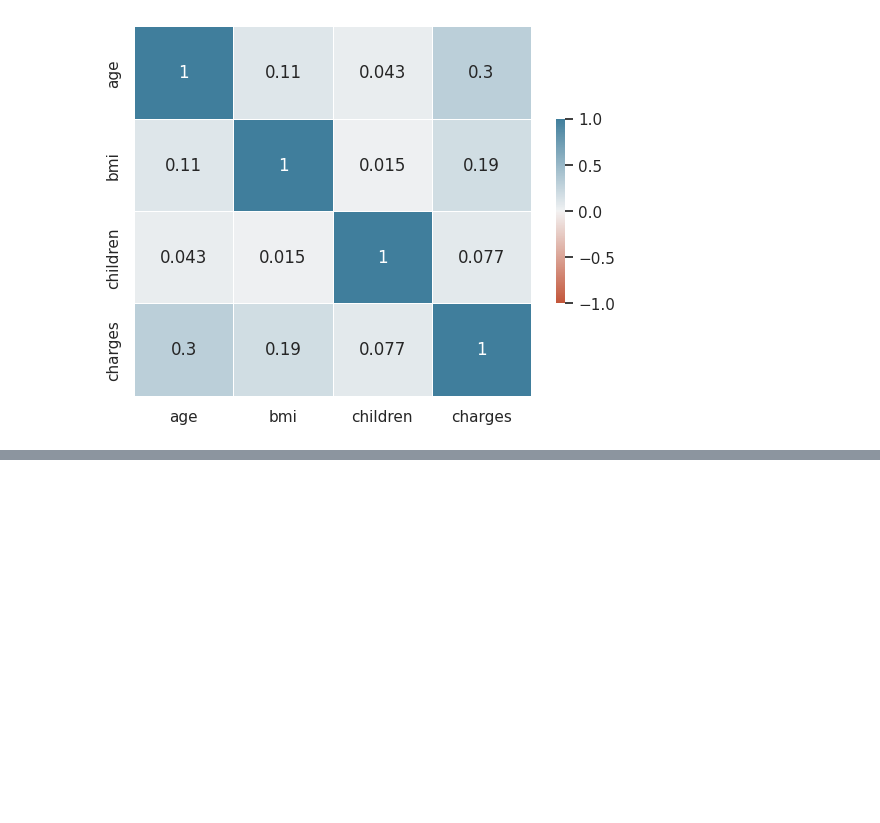
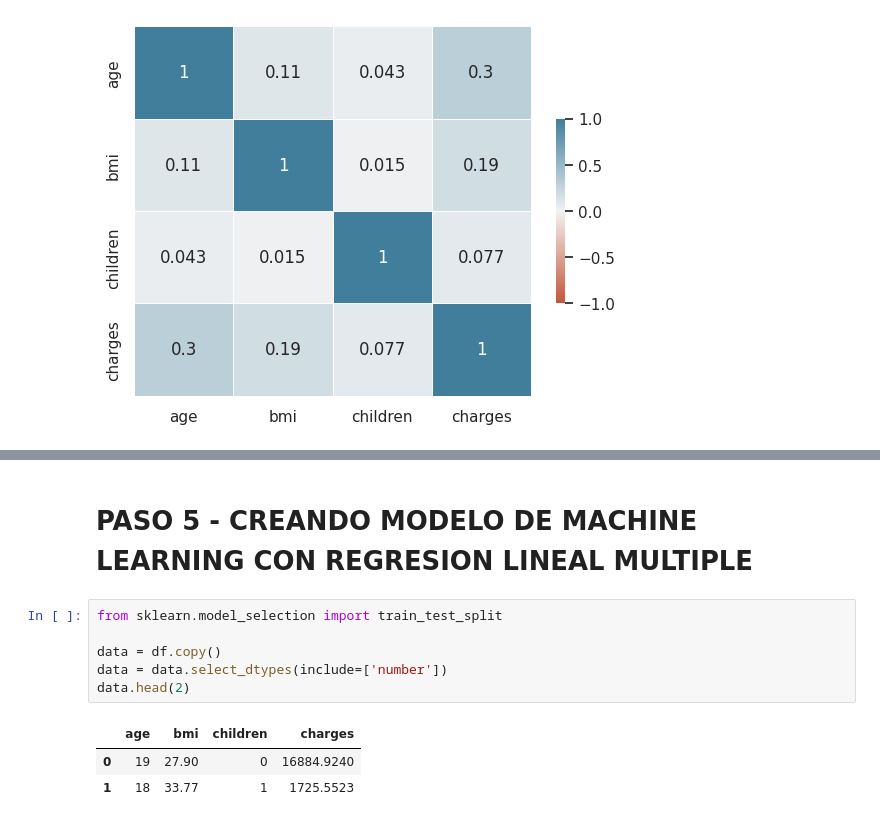
Before and after one commit to cesarmayta/BOOTCAMP_DSG1, a Jupyter notebook: dia1/03_ejercicio_regresion_lineal.ipynb, the cells around one changed output, grey strips where cells are left out. Cells and saved outputs as stored; diff of their text form; blank space fills up the shorter version.

Commit message:
ejercicio regresio nlienal con datos numericos

```diff
--- a/dia1/03_ejercio_regresion_lineal.ipynb
+++ b/dia1/03_ejercicio_regresion_lineal.ipynb
@@ -109,0 +115,12 @@ sns.heatmap(
+# %% [markdown]
+# PASO 5 - CREANDO MODELO DE MACHINE LEARNING CON REGRESION LINEAL MULTIPLE
+# %%
+from sklearn.model_selection import train_test_split
+
+data = df.copy()
+data = data.select_dtypes(include=['number'])
+data.head(2)
+# %% [output]
+|  | age | bmi | children | charges |
+| 0 | 19 | 27.90 | 0 | 16884.9240 |
+| 1 | 18 | 33.77 | 1 | 1725.5523 |
```
Also changed, not shown: parts of 6 cells of this notebook.
